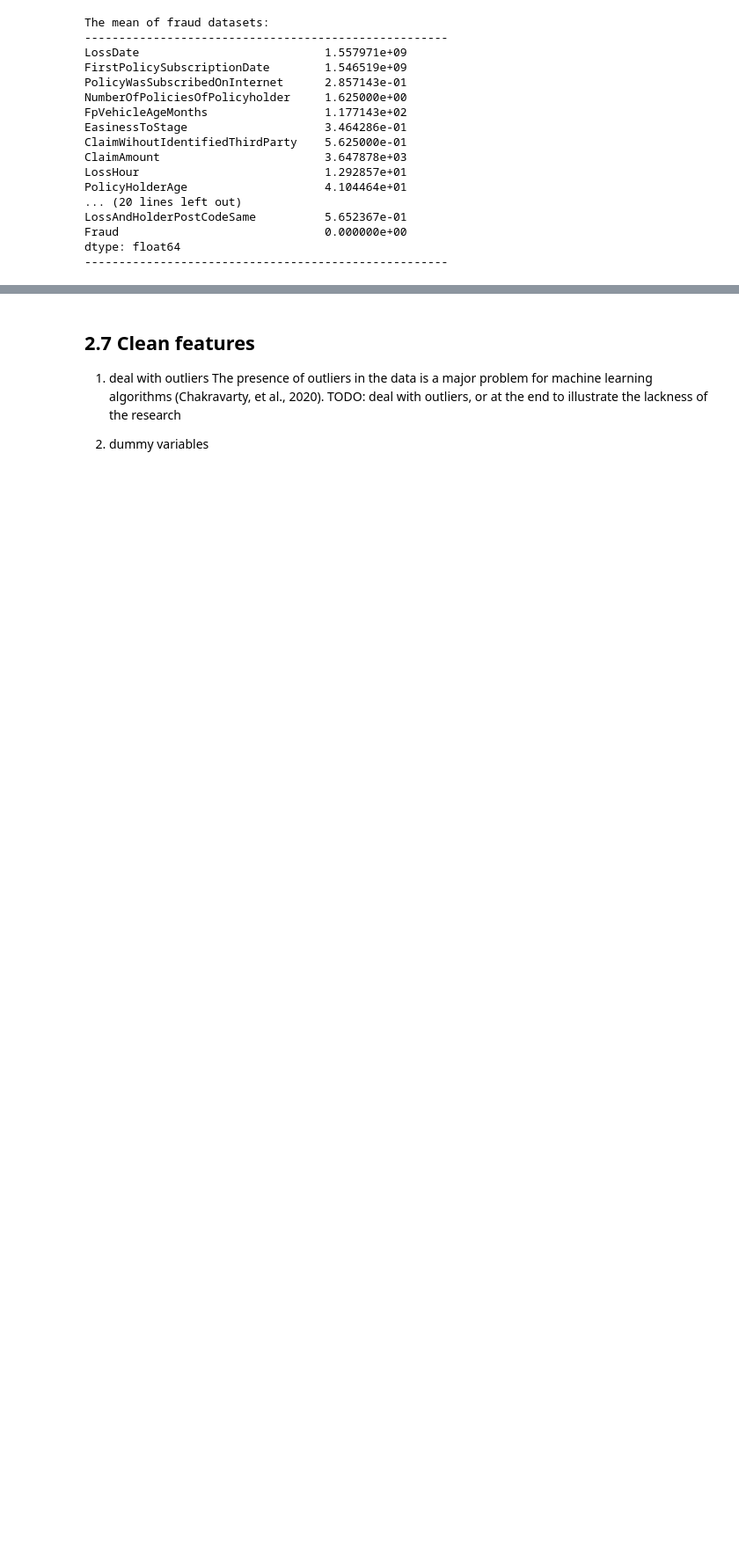
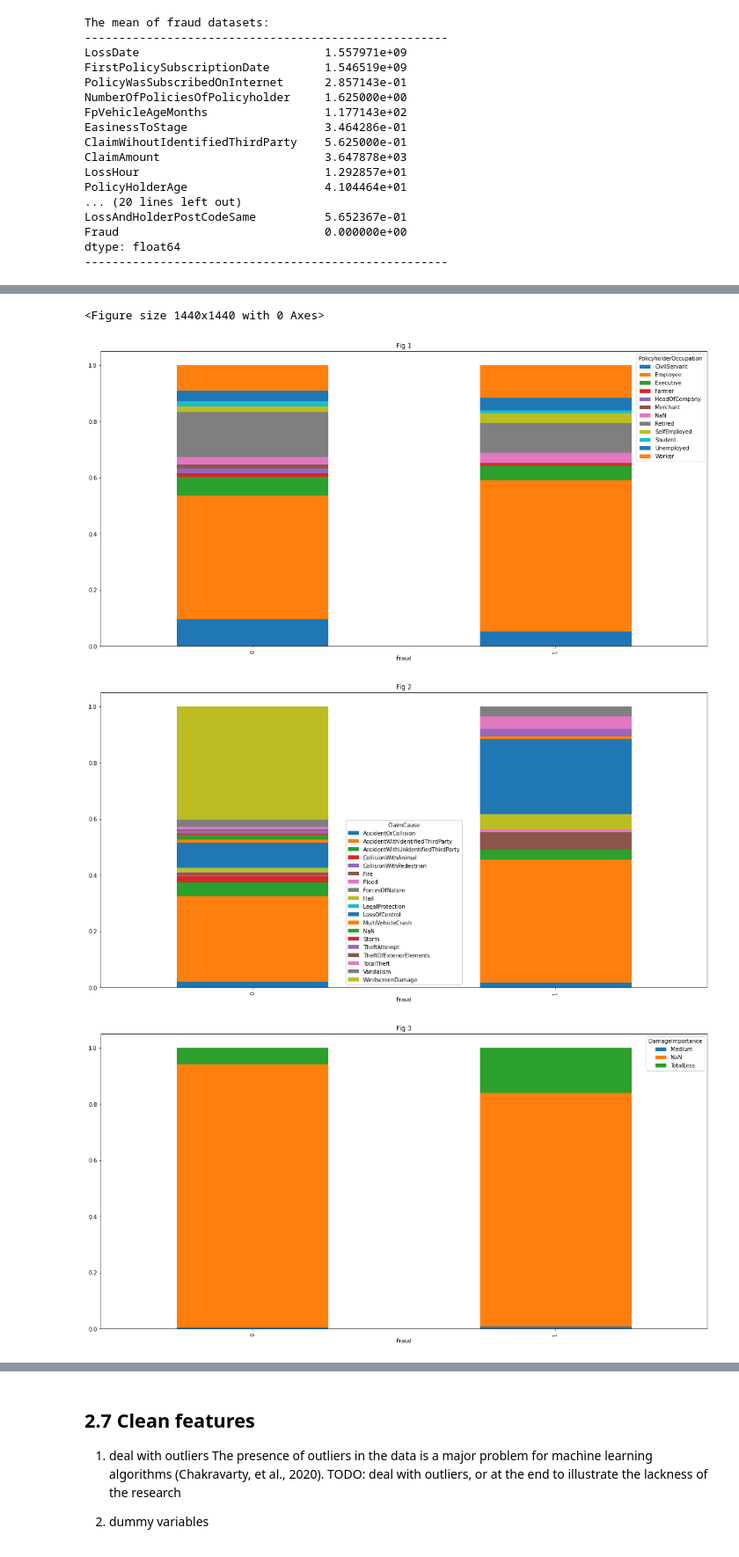
Before and after one commit to ba-group-projects/insurance-fraud-detection, a Jupyter notebook: main-update.ipynb, the cells around one changed output, grey strips where cells are left out. Shown at 88% size. Drawn from its saved outputs; the diff is of its cells as text; code cells hidden in the pictures; blank space fills up the shorter version.

```diff
--- a/main-update.ipynb
+++ b/main-update.ipynb
@@ -412,0 +413,13 @@ df.
+# %%
+dummy_columns = ['PolicyholderOccupation', 'ClaimCause', 'DamageImportance', 'FirstPartyVehicleType','ConnectionBetweenParties', 'PolicyWasSubscribedOnInternet']
+
+fig = plt.figure(figsize=(20,20))
+
+names = locals()
+for i, col in enumerate(dummy_columns):
+    names[f"ax_{i}"] = df.groupby(['Fraud'])[col].value_counts(normalize=True).unstack().plot(kind='bar', stacked=True, figsize=(20,10),title=f"Fig {i+1}")
+# %% [output]
+<Figure size 1440x1440 with 0 Axes>
+[figure, added]
+[figure, added]
+[figure, added]
```
Also changed, not shown: parts of 5 cells of this notebook.
